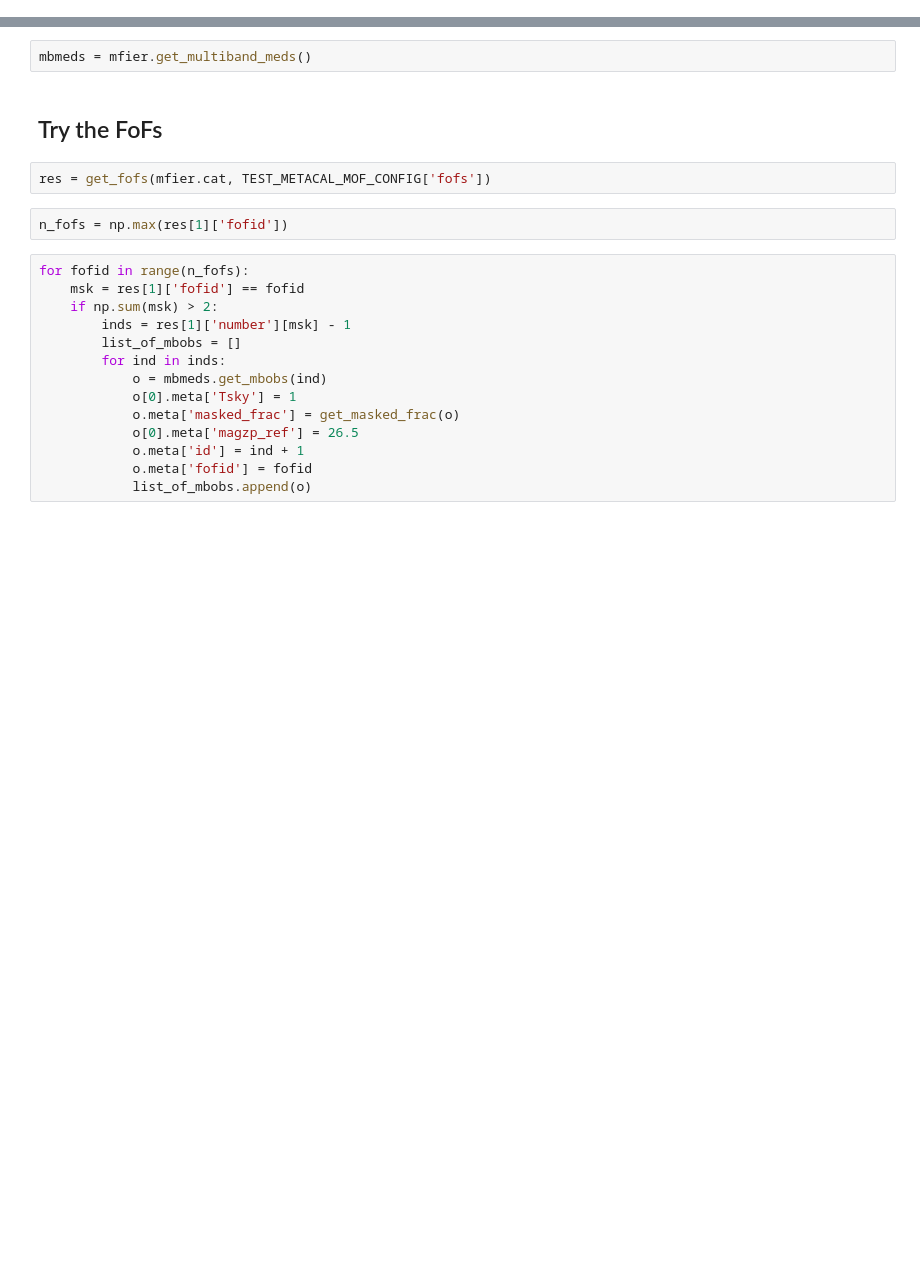
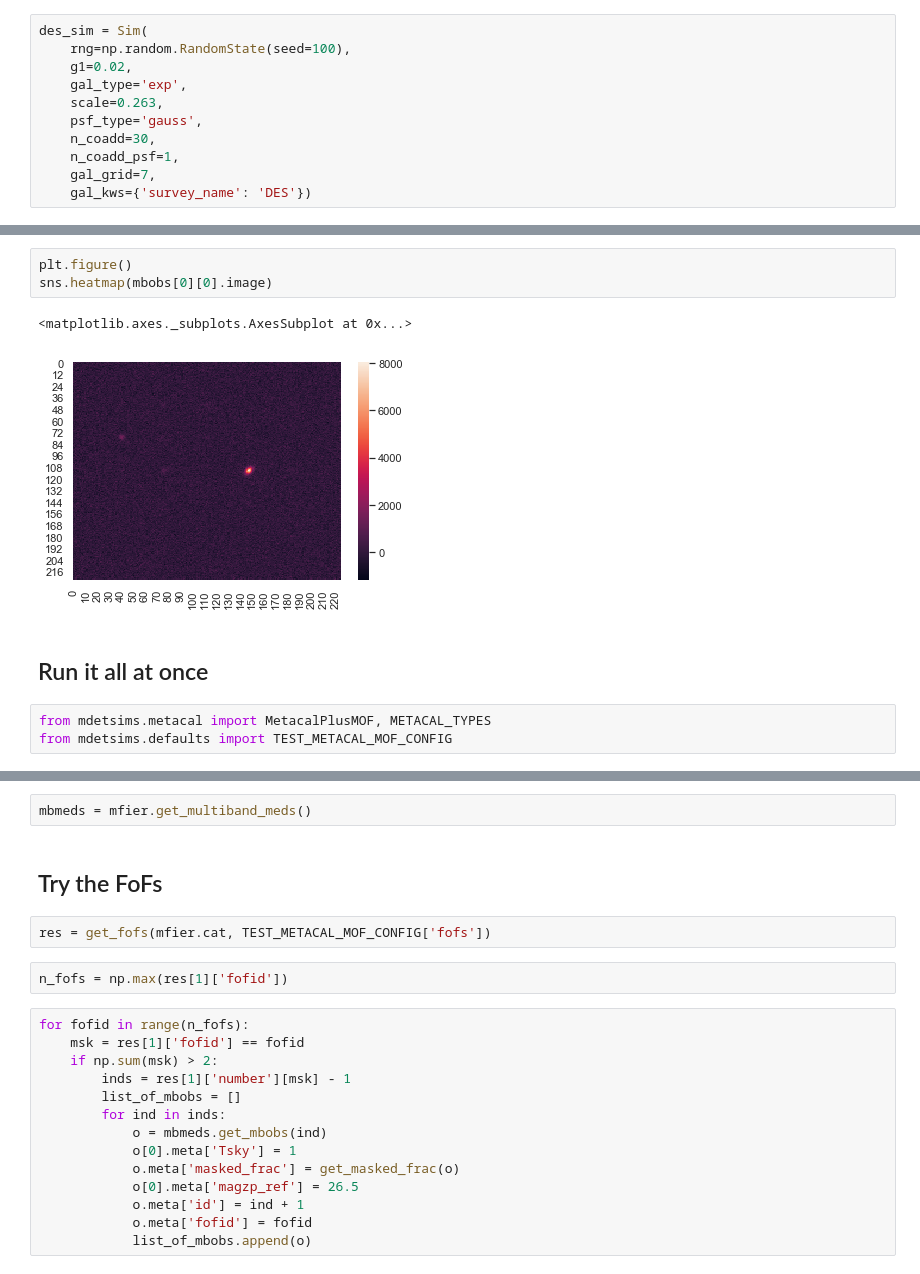
Before and after one commit to beckermr/metadetect-sims, a Jupyter notebook: plots_and_notebooks/run_metacal_mof.ipynb, the cells around one changed output, grey strips where cells are left out. Saved outputs shown, nothing was run; the diff lists cells and outputs as text; blank space fills up the shorter version.

```diff
--- a/plots_and_notebooks/run_metacal_mof.ipynb
+++ b/plots_and_notebooks/run_metacal_mof.ipynb
@@ -7,0 +41,11 @@ sns.set()
+# %%
+des_sim = Sim(
+    rng=np.random.RandomState(seed=100),
+    g1=0.02,
+    gal_type='exp',
+    scale=0.263,
+    psf_type='gauss',
+    n_coadd=30,
+    n_coadd_psf=1,
+    gal_grid=7,
+    gal_kws={'survey_name': 'DES'})
@@ -7,0 +59,11 @@ sns.set()
+# %%
+plt.figure()
+sns.heatmap(mbobs[0][0].image)
+# %% [output]
+<matplotlib.axes._subplots.AxesSubplot at 0x...>
+[figure, added]
+# %% [markdown]
+## Run it all at once
+# %%
+from mdetsims.metacal import MetacalPlusMOF, METACAL_TYPES
+from mdetsims.defaults import TEST_METACAL_MOF_CONFIG
```
Also changed, not shown: parts of 23 cells of this notebook, 17 other files.
